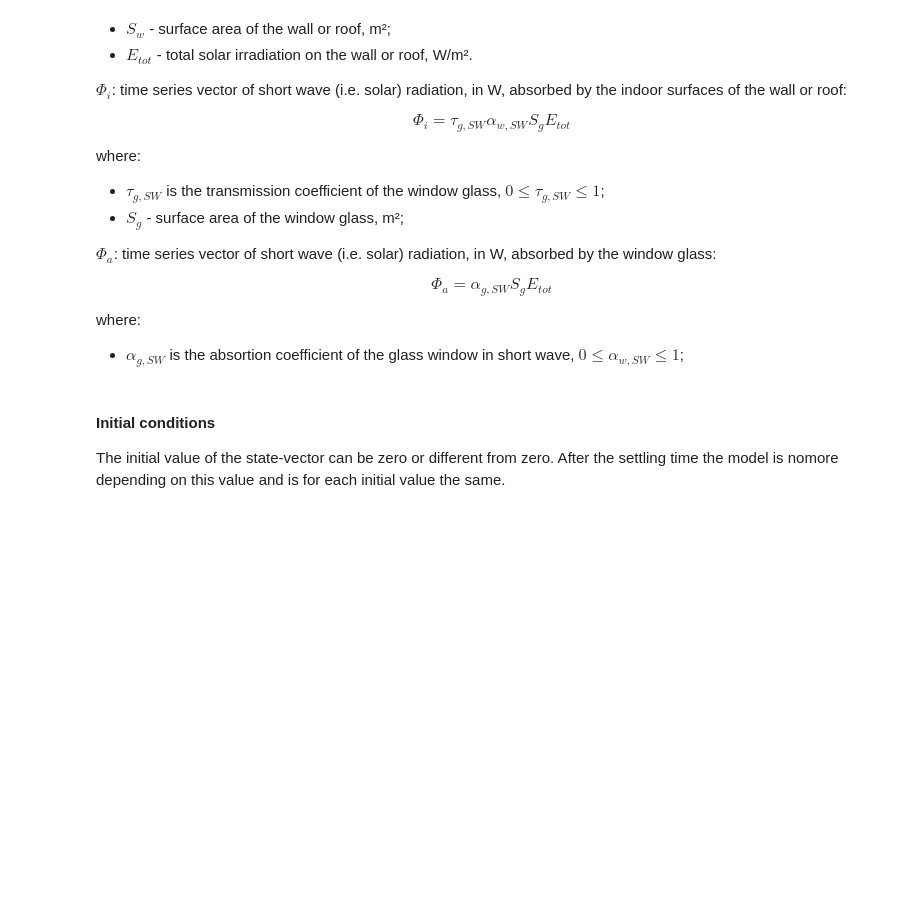
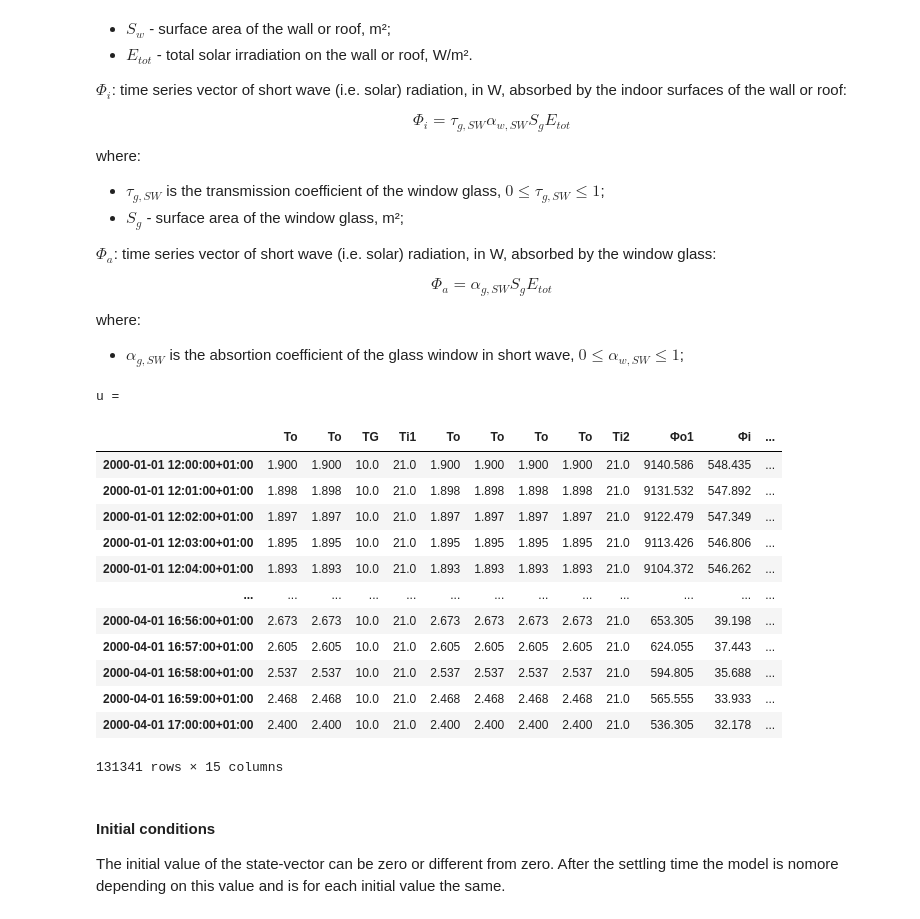
Before and after one commit to Hilterog/dm4bem, a Jupyter notebook: 2Floors_with_Window.ipynb, the cells around one changed output. Cells and saved outputs as stored; diff of their text form; code cells hidden in the pictures; blank space fills up the shorter version.

```diff
--- a/2Floors_with_Window.ipynb
+++ b/2Floors_with_Window.ipynb
@@ -978,7 +993,24 @@ TG = data['TG']
 # %%
 u = pd.concat([To, To, TG, Ti1, To, To, To, To, Ti2, Φo1, Φi, Φa, Φo2, Φi, Φa],
               axis=1)
 u.columns.values[[9, 10, 11, 12, 13, 14]] = ['Φo1', 'Φi', 'Φa', 'Φo2', 'Φi', 'Φa']
+print('u = ')
+pd.DataFrame(u)
+# %% [output]
+u =
+|  | To | To | TG | Ti1 | To | To | To | To | Ti2 | Φo1 | Φi | ... |
+| 2000-01-01 12:00:00+01:00 | 1.900 | 1.900 | 10.0 | 21.0 | 1.900 | 1.900 | 1.900 | 1.900 | 21.0 | 9140.586 | 548.435 | ... |
+| 2000-01-01 12:01:00+01:00 | 1.898 | 1.898 | 10.0 | 21.0 | 1.898 | 1.898 | 1.898 | 1.898 | 21.0 | 9131.532 | 547.892 | ... |
+| 2000-01-01 12:02:00+01:00 | 1.897 | 1.897 | 10.0 | 21.0 | 1.897 | 1.897 | 1.897 | 1.897 | 21.0 | 9122.479 | 547.349 | ... |
+| 2000-01-01 12:03:00+01:00 | 1.895 | 1.895 | 10.0 | 21.0 | 1.895 | 1.895 | 1.895 | 1.895 | 21.0 | 9113.426 | 546.806 | ... |
+| 2000-01-01 12:04:00+01:00 | 1.893 | 1.893 | 10.0 | 21.0 | 1.893 | 1.893 | 1.893 | 1.893 | 21.0 | 9104.372 | 546.262 | ... |
+| ... | ... | ... | ... | ... | ... | ... | ... | ... | ... | ... | ... | ... |
+| 2000-04-01 16:56:00+01:00 | 2.673 | 2.673 | 10.0 | 21.0 | 2.673 | 2.673 | 2.673 | 2.673 | 21.0 | 653.305 | 39.198 | ... |
+| 2000-04-01 16:57:00+01:00 | 2.605 | 2.605 | 10.0 | 21.0 | 2.605 | 2.605 | 2.605 | 2.605 | 21.0 | 624.055 | 37.443 | ... |
+| 2000-04-01 16:58:00+01:00 | 2.537 | 2.537 | 10.0 | 21.0 | 2.537 | 2.537 | 2.537 | 2.537 | 21.0 | 594.805 | 35.688 | ... |
+| 2000-04-01 16:59:00+01:00 | 2.468 | 2.468 | 10.0 | 21.0 | 2.468 | 2.468 | 2.468 | 2.468 | 21.0 | 565.555 | 33.933 | ... |
+| 2000-04-01 17:00:00+01:00 | 2.400 | 2.400 | 10.0 | 21.0 | 2.400 | 2.400 | 2.400 | 2.400 | 21.0 | 536.305 | 32.178 | ... |
+131341 rows × 15 columns
 # %% [markdown]
 #### Initial conditions
 The initial value of the state-vector can be zero or different from zero. After the settling time the model is nomore depending on this value and is for each initial value the same.
```
Also changed, not shown: parts of 29 cells of this notebook.
